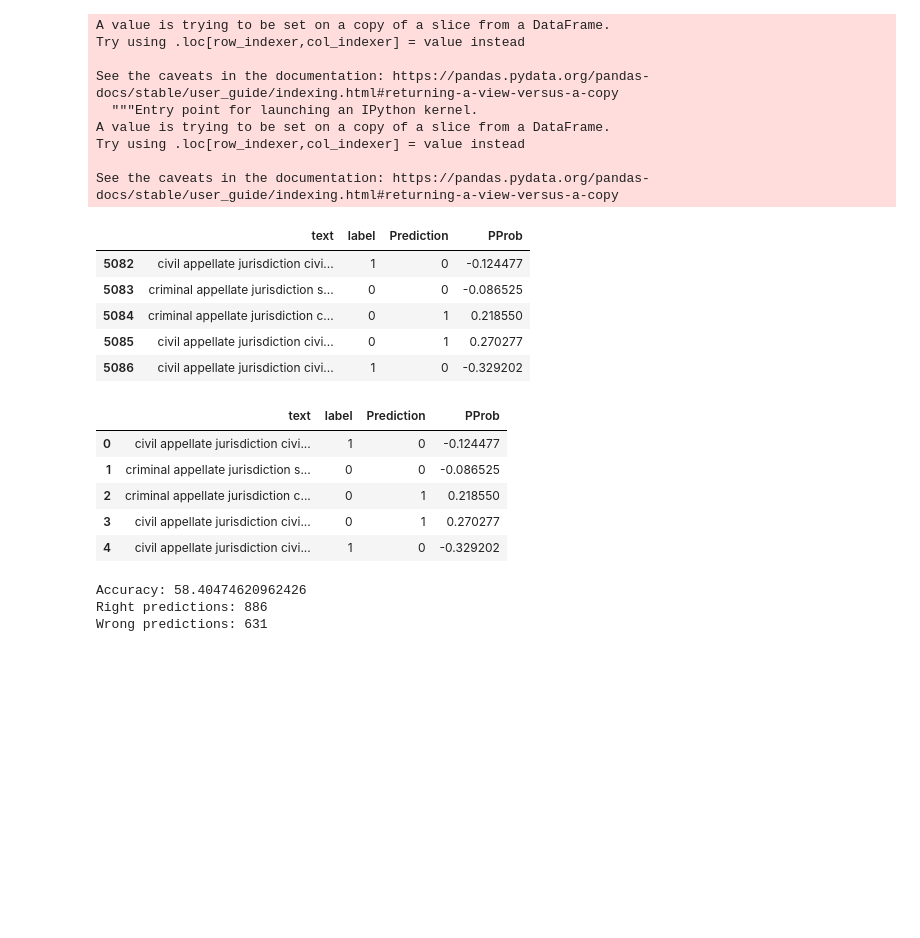
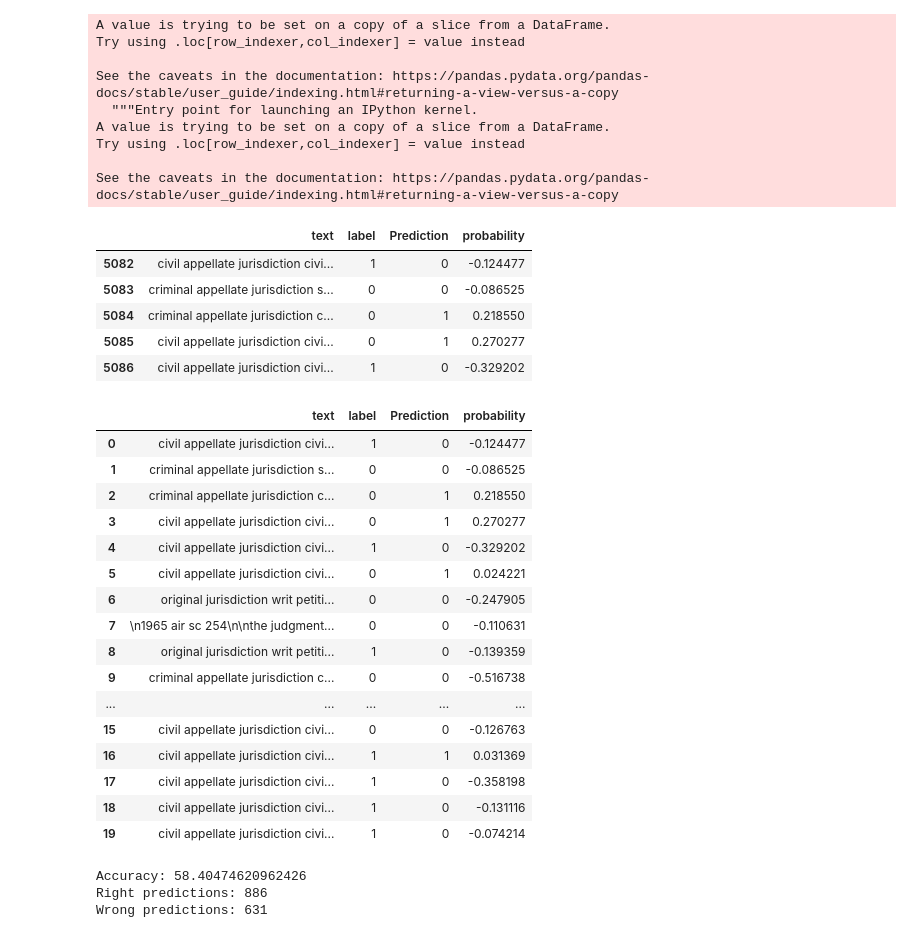
Before and after one commit to anubhavagr/vidhaan, a Jupyter notebook: ai_models/petition_acceptance/petition_acceptance(sklearn).ipynb, the cells around one changed output. Drawn from its saved outputs; the diff is of its cells as text; code cells hidden in the pictures; blank space fills up the shorter version.

```diff
--- a/ai_models/petition_acceptance/petition_acceptance(sklearn).ipynb
+++ b/ai_models/petition_acceptance/petition_acceptance(sklearn).ipynb
@@ -83,7 +88,7 @@ test_set.head()
 | 5086 | civil appellate jurisdiction civi... | 1 |
 # %%
 test_set['Prediction'] = clf.predict(test_vectors)
-test_set['PProb'] = clf.decision_function(test_vectors)
+test_set['probability'] = clf.decision_function(test_vectors)
 # %% [output]
 A value is trying to be set on a copy of a slice from a DataFrame.
 Try using .loc[row_indexer,col_indexer] = value instead
@@ -97,7 +102,7 @@ See the caveats in the documentation: https://pandas.pydata.org/pandas-docs/stab
 # %%
 test_set.head()
 # %% [output]
-|  | text | label | Prediction | PProb |
+|  | text | label | Prediction | probability |
 | 5082 | civil appellate jurisdiction civi... | 1 | 0 | -0.124477 |
 | 5083 | criminal appellate jurisdiction s... | 0 | 0 | -0.086525 |
 | 5084 | criminal appellate jurisdiction c... | 0 | 1 | 0.218550 |
@@ -108,9 +115,20 @@ test_set = test_set.reset_index(drop=True)
 # %%
-test_set.head()
+test_set.head(20)
 # %% [output]
-|  | text | label | Prediction | PProb |
+|  | text | label | Prediction | probability |
 | 0 | civil appellate jurisdiction civi... | 1 | 0 | -0.124477 |
 | 1 | criminal appellate jurisdiction s... | 0 | 0 | -0.086525 |
 | 2 | criminal appellate jurisdiction c... | 0 | 1 | 0.218550 |
 | 3 | civil appellate jurisdiction civi... | 0 | 1 | 0.270277 |
 | 4 | civil appellate jurisdiction civi... | 1 | 0 | -0.329202 |
+| 5 | civil appellate jurisdiction civi... | 0 | 1 | 0.024221 |
+| 6 | original jurisdiction writ petiti... | 0 | 0 | -0.247905 |
+| 7 | \n1965 air sc 254\n\nthe judgment... | 0 | 0 | -0.110631 |
+| 8 | original jurisdiction writ petiti... | 1 | 0 | -0.139359 |
+| 9 | criminal appellate jurisdiction c... | 0 | 0 | -0.516738 |
+| ... | ... | ... | ... | ... |
+| 15 | civil appellate jurisdiction civi... | 0 | 0 | -0.126763 |
+| 16 | civil appellate jurisdiction civi... | 1 | 1 | 0.031369 |
+| 17 | civil appellate jurisdiction civi... | 1 | 0 | -0.358198 |
+| 18 | civil appellate jurisdiction civi... | 1 | 0 | -0.131116 |
+| 19 | civil appellate jurisdiction civi... | 1 | 0 | -0.074214 |
```
Also changed, not shown: parts of 7 cells of this notebook.
